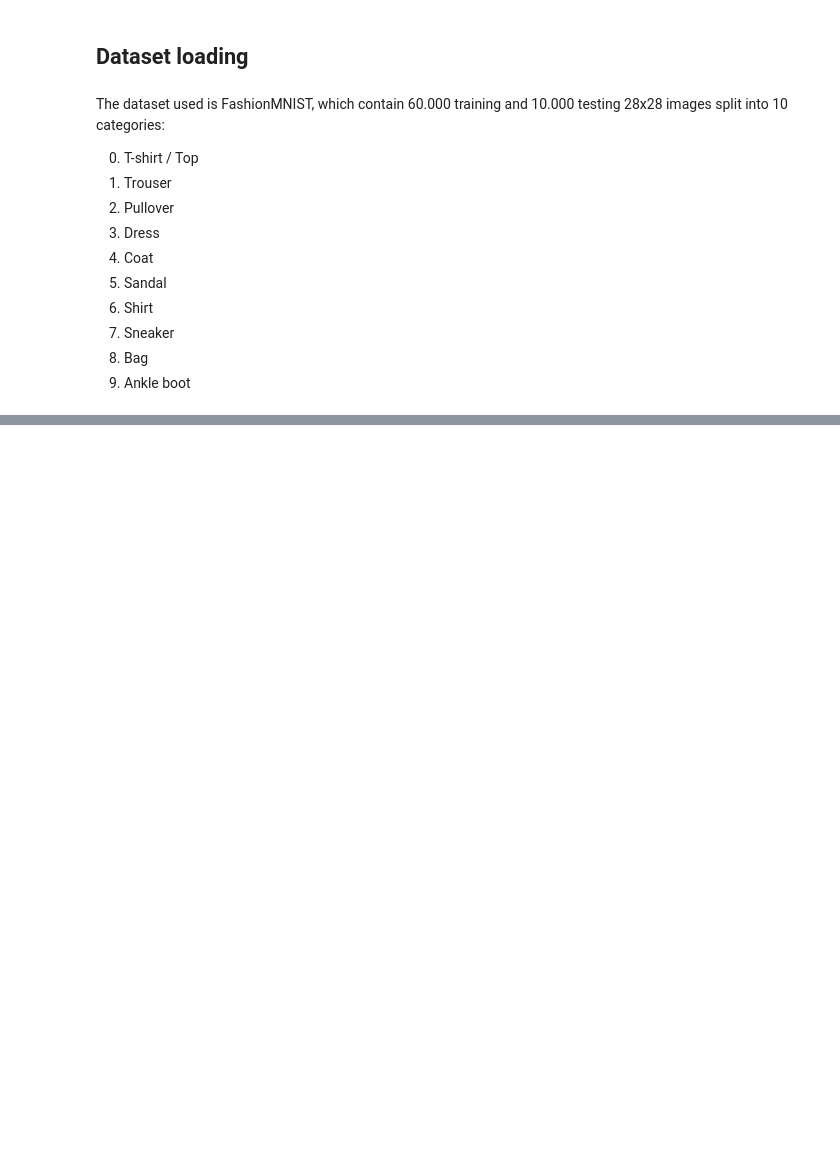
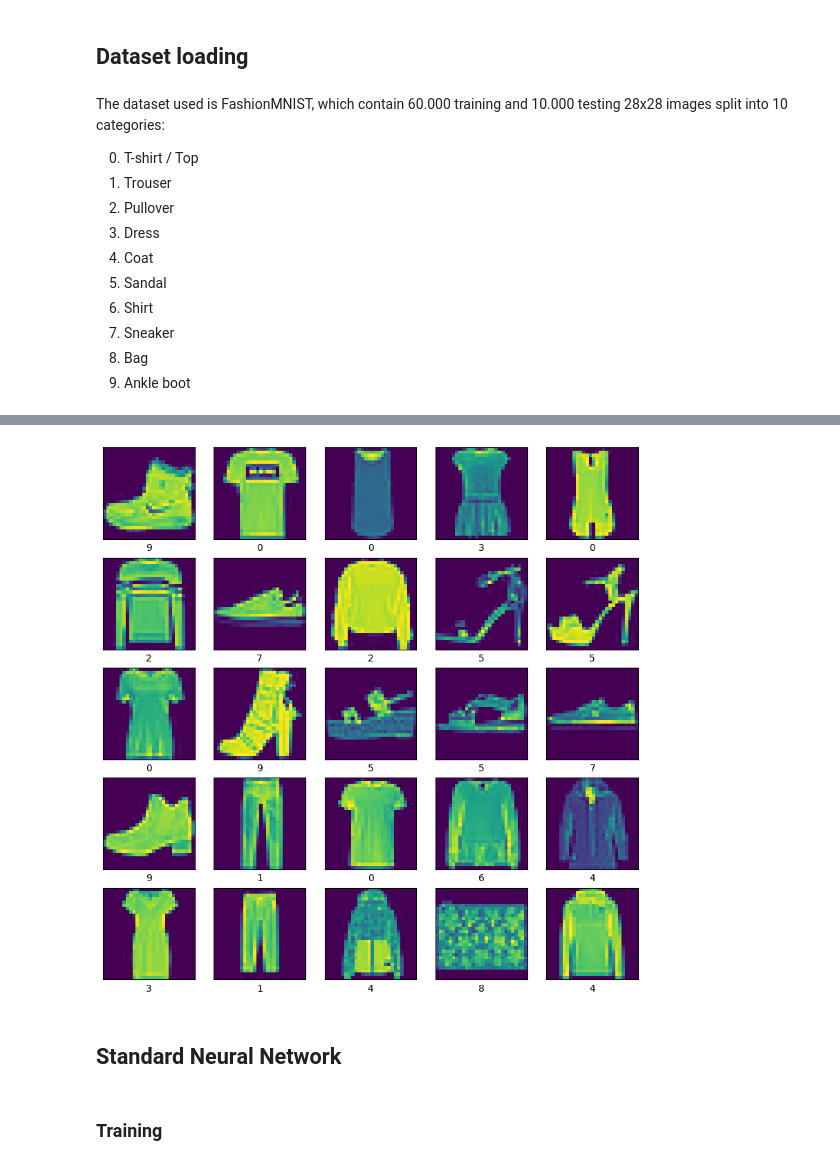
Before and after one commit to ifigeneiamanolou/Wardrobe, a Jupyter notebook: backend/notebooks/categoryItem.ipynb, the cells around one changed output, grey strips where cells are left out. Saved outputs shown, nothing was run; the diff lists cells and outputs as text; code cells hidden in the pictures; blank space fills up the shorter version.

```diff
--- a/backend/notebooks/categoryItem.ipynb
+++ b/backend/notebooks/categoryItem.ipynb
@@ -32,0 +78,17 @@ dataset = tf.keras.datasets.fashion_mnist
+# %%
+train_images = train_images / 255
+test_images = test_images / 255
+
+plt.figure(figsize = (10, 10))
+for i in range(25):
+  plt.subplot(5, 5, i + 1)
+  plt.xticks([])
+  plt.yticks([])
+  plt.grid(False)
+  plt.imshow(train_images[i])
+  plt.xlabel(train_labels[i])
+plt.show()
+# %% [output]
+[figure, added]
+# %% [markdown]
+## Standard Neural Network
@@ -32,0 +107,2 @@ dataset = tf.keras.datasets.fashion_mnist
+# %% [markdown]
+### Training
```
Also changed, not shown: parts of 20 cells of this notebook.
